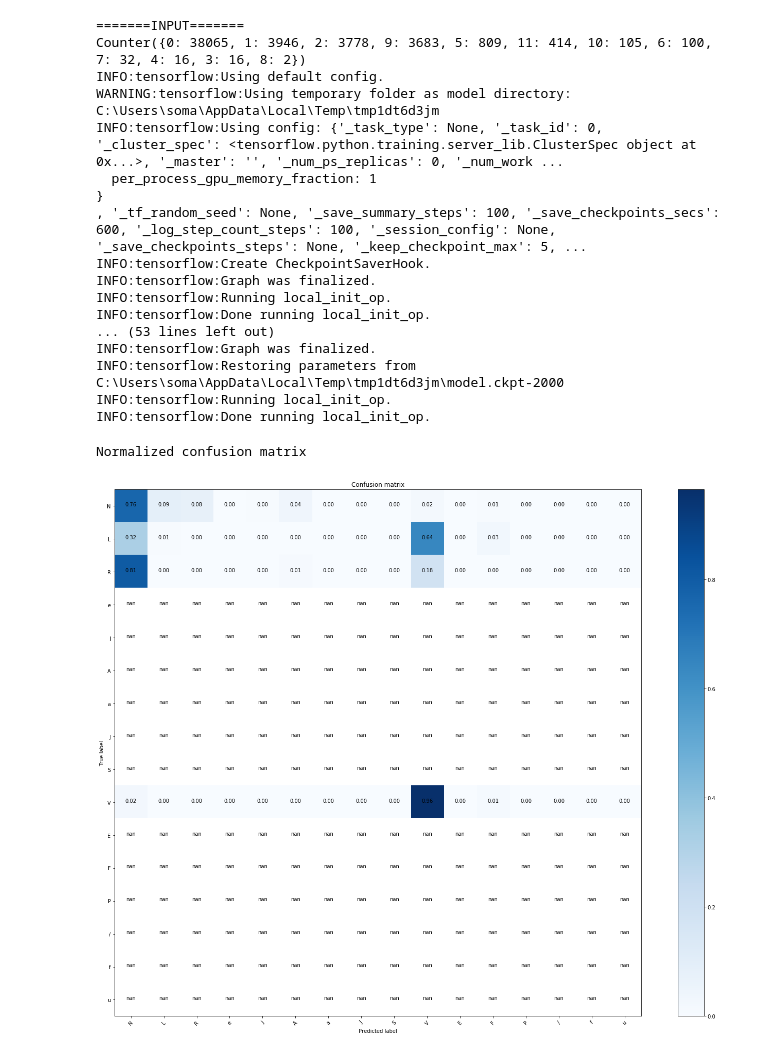
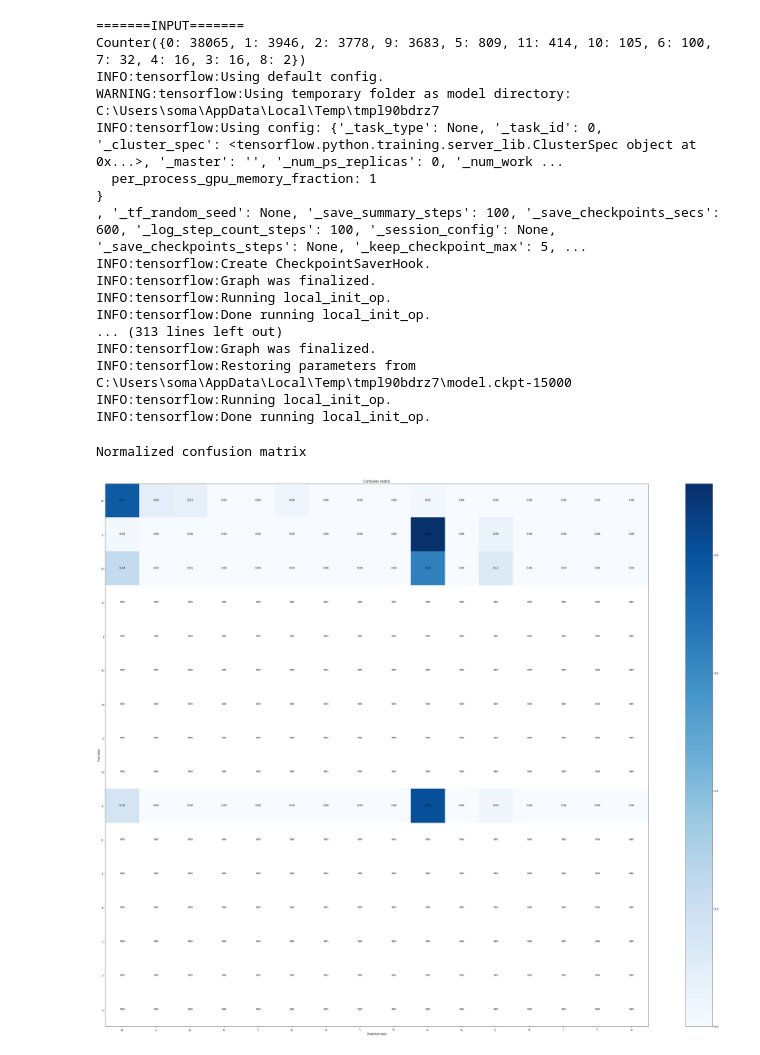
Before and after one commit to TaeJoongYoon/ECG_Classification, a Jupyter notebook: classification.ipynb, the cells around one changed output. Saved outputs shown, nothing was run; the diff lists cells and outputs as text; code cells hidden in the pictures.

Commit message:
Update Layer and Steps

```diff
--- a/classification.ipynb
+++ b/classification.ipynb
@@ -15,7 +15,7 @@ from math import sqrt
 tf.logging.set_verbosity(tf.logging.INFO)
 %matplotlib inline
 
-plt.rcParams["figure.figsize"] = (20,15)
+plt.rcParams["figure.figsize"] = (40,30)
 # %%
 # Functions
 
@@ -58,6 +58,10 @@ def get_test_inputs():
     y = tf.constant(eval_labels)
     return x, y
 
+# Eval data
+def get_eval_data():
+    return np.array(eval_data, dtype=np.float32)
+
 # Plot matrix
 def plot_confusion_matrix(cm, classes,
                           normalize=False,
@@ -132,46 +136,46 @@ feature_columns = [tf.contrib.layers.real_valued_column("", dimension=len(train_
 
 # Build 3 layer DNN with 10, 20, 10 units respectively.
 classifier = tf.contrib.learn.DNNClassifier(feature_columns=feature_columns,
-                                        hidden_units=[10,20,10], # TODO
+                                        hidden_units=[20,30,30,20], # TODO
                                         n_classes=num_classes)
                                         # optimizer is one of 'Adagrad', 'Adam', 'Ftrl', 'RMSProp', 'SGD'
 
 # Fit model.
-classifier.fit(input_fn=get_train_inputs, steps=2000) # TODO
+classifier.fit(input_fn=get_train_inputs, steps=15000) # TODO
 
 # Evaluate accuracy.
 accuracy_score = classifier.evaluate(input_fn=get_test_inputs, steps=1)["accuracy"]
 print("\nTest Accuracy: {0:f}\n".format(accuracy_score))
 
 predictions = classifier.predict(input_fn=get_eval_data, as_iterable=False)
 
 # Compute the matrix confussion
 confusion_matrix = np.zeros((num_classes,num_classes), dtype='int')
 
 for p in range(0, len(predictions)):
     confusion_matrix[predictions[p]][eval_labels[p]] = confusion_matrix[predictions[p]][eval_labels[p]] + 1
 
 plt.figure()
 plot_confusion_matrix(confusion_matrix, classes=class_names, normalize=True,
                     title='Confusion matrix')
 plt.show()
 # %% [output]
 =======INPUT=======
 Counter({0: 38065, 1: 3946, 2: 3778, 9: 3683, 5: 809, 11: 414, 10: 105, 6: 100, 7: 32, 4: 16, 3: 16, 8: 2})
 INFO:tensorflow:Using default config.
-WARNING:tensorflow:Using temporary folder as model directory: C:\Users\soma\AppData\Local\Temp\tmp1dt6d3jm
+WARNING:tensorflow:Using temporary folder as model directory: C:\Users\soma\AppData\Local\Temp\tmpl90bdrz7
 INFO:tensorflow:Using config: {'_task_type': None, '_task_id': 0, '_cluster_spec': <tensorflow.python.training.server_lib.ClusterSpec object at 0x...>, '_master': '', '_num_ps_replicas': 0, '_num_work ...
   per_process_gpu_memory_fraction: 1
 }
 , '_tf_random_seed': None, '_save_summary_steps': 100, '_save_checkpoints_secs': 600, '_log_step_count_steps': 100, '_session_config': None, '_save_checkpoints_steps': None, '_keep_checkpoint_max': 5, ...
 INFO:tensorflow:Create CheckpointSaverHook.
 INFO:tensorflow:Graph was finalized.
 INFO:tensorflow:Running local_init_op.
 INFO:tensorflow:Done running local_init_op.
-... (53 lines left out)
+... (313 lines left out)
 INFO:tensorflow:Graph was finalized.
-INFO:tensorflow:Restoring parameters from C:\Users\soma\AppData\Local\Temp\tmp1dt6d3jm\model.ckpt-2000
+INFO:tensorflow:Restoring parameters from C:\Users\soma\AppData\Local\Temp\tmpl90bdrz7\model.ckpt-15000
 INFO:tensorflow:Running local_init_op.
 INFO:tensorflow:Done running local_init_op.
 Normalized confusion matrix
-[figure, old version]
+[figure, new version]
```
